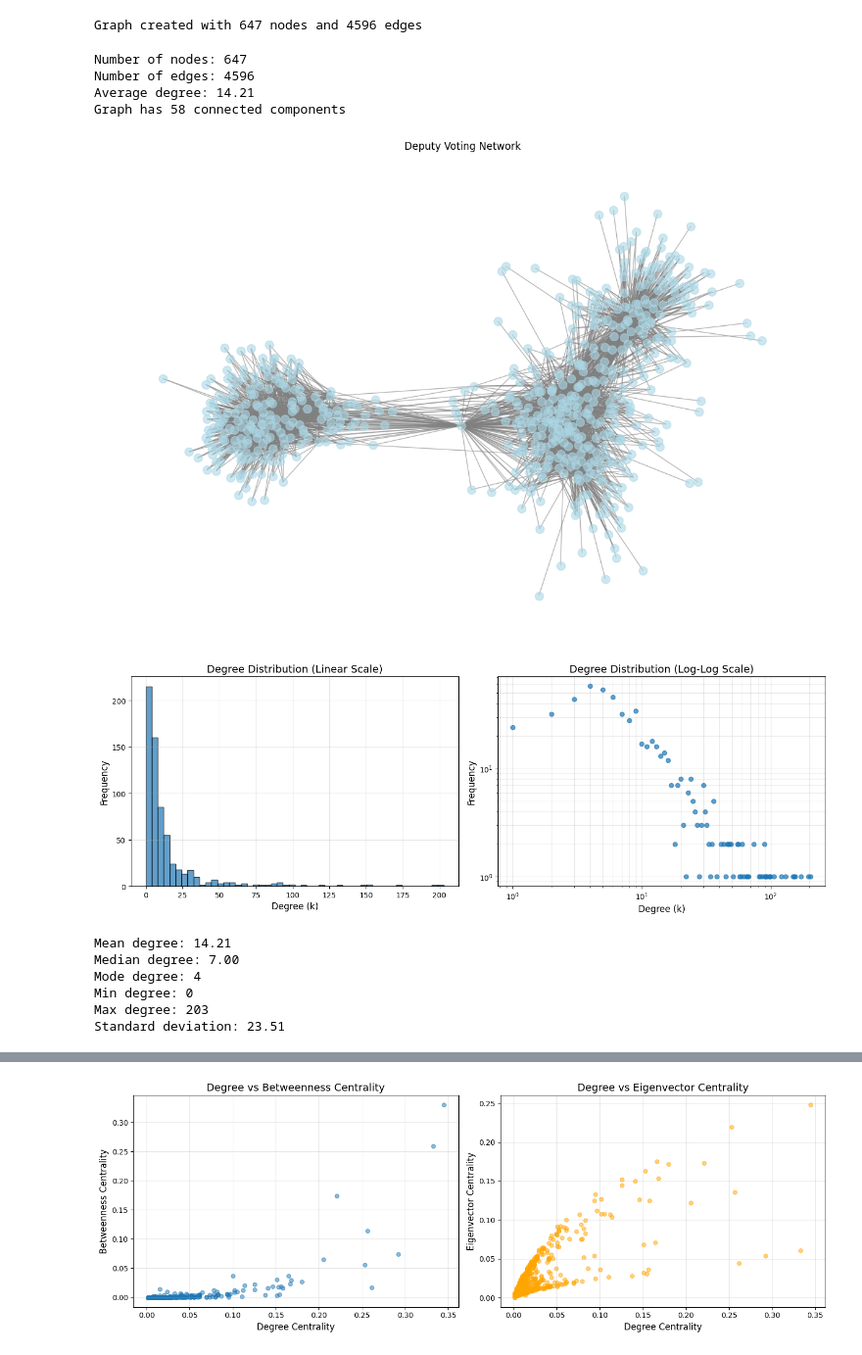
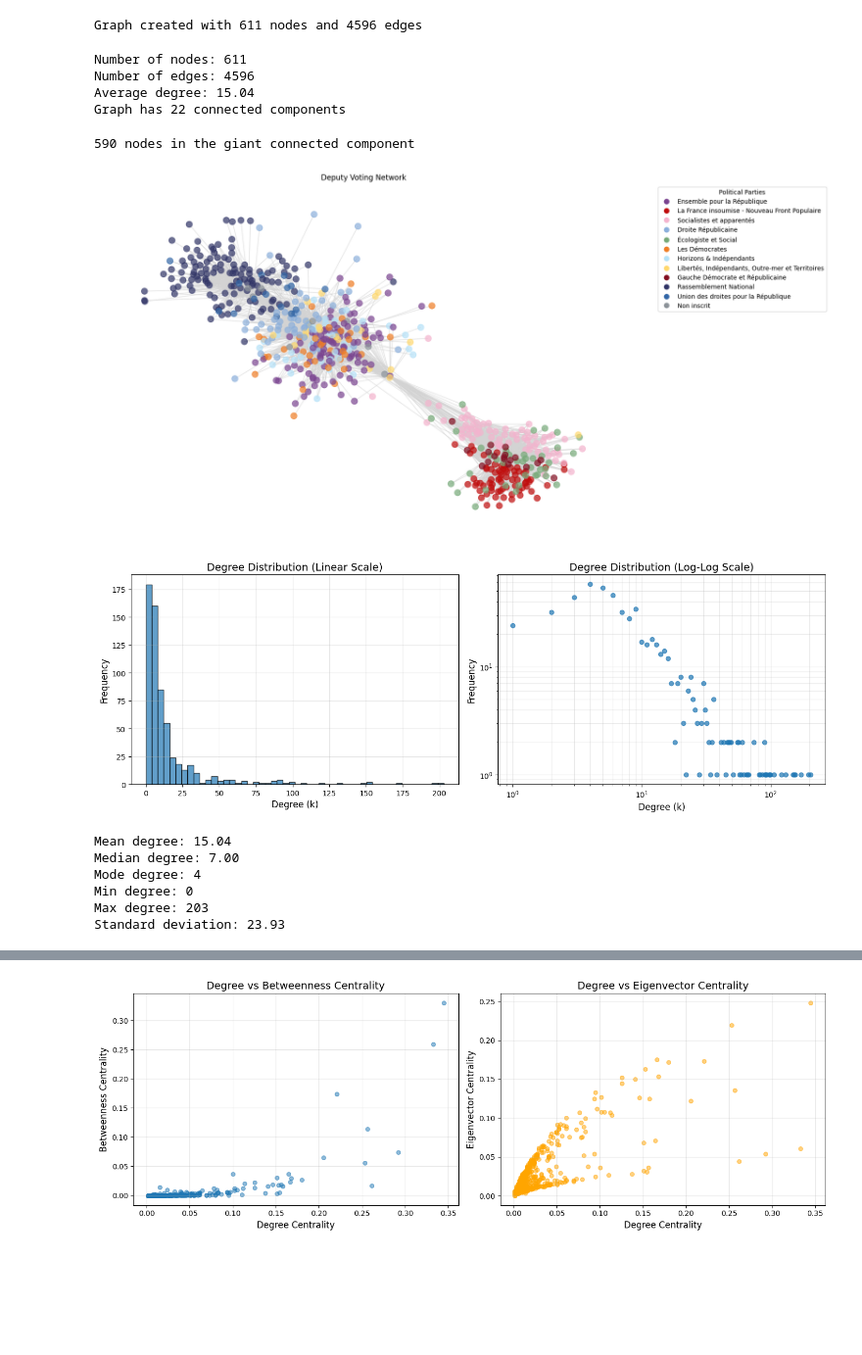
Before and after one commit to PierreHollebeque/02805_SocialGraph_Project, a Jupyter notebook: graph_construction.ipynb, the cells around one changed output, grey strips where cells are left out. Shown: that part at 98% size. Drawn from its saved outputs; the diff is of its cells as text; code cells hidden in the pictures; blank space fills up the shorter version.

Commit message:
Small modifications to show the parties

```diff
--- a/graph_construction.ipynb
+++ b/graph_construction.ipynb
@@ -30,7 +30,4 @@ Added 647 nodes
 # %%
-# Set threshold k (percentage between 0 and 1)
-k = 0.3  # Deputies need to vote POUR together in at least k % of their common votes
-
 # Track co-votes and total votes for each deputy pair
 co_votes = {}  # Number of times both voted POUR together
 deputy_votes = {}  # Track which votes each deputy participated in
@@ -58,24 +55,32 @@ for vote_id, vote_data in votes.items():
             if G.has_node(deputy1) and G.has_node(deputy2):
                 pair = tuple(sorted([deputy1, deputy2]))
                 co_votes[pair] = co_votes.get(pair, 0) + 0.5
-
-# Second pass: create edges based on threshold
-edges_added = 0
-for (deputy1, deputy2), pour_count in co_votes.items():
-    # Find common votes (votes both deputies participated in)
-    common_votes = deputy_votes.get(deputy1, set()) & deputy_votes.get(deputy2, set())
-    total_common = len(common_votes)
-
-    if total_common > 0:
-        percentage = pour_count / total_common
-
-        if percentage >= k:
-            G.add_edge(deputy1, deputy2)
-            edges_added += 1
-
-print(f"Graph created with {G.number_of_nodes()} nodes and {edges_added} edges")
-# %% [output]
-Graph created with 647 nodes and 4596 edges
+# %%
+G = nx.Graph()
+
+for deputy_id, deputy_info in deputies.items():
+    G.add_node(deputy_id, name=deputy_info.get('name', 'Unknown'))
+
+# Set threshold k (percentage between 0 and 1)
+k = 0.3  # Deputies need to vote POUR together in at least k % of their common votes
+
+# Second pass: create edges based on threshold
+edges_added = 0
+for (deputy1, deputy2), pour_count in co_votes.items():
+    # Find common votes (votes both deputies participated in)
+    common_votes = deputy_votes.get(deputy1, set()) & deputy_votes.get(deputy2, set())
+    total_common = len(common_votes)
+
+    if total_common > 0:
+        percentage = pour_count / total_common
+
+        if percentage >= k:
+            G.add_edge(deputy1, deputy2)
+            edges_added += 1
+
+print(f"Graph created with {G.number_of_nodes()} nodes and {edges_added} edges")
+# %% [output]
+Graph created with 611 nodes and 4596 edges
 # %%
 # Basic graph statistics
 print(f"Number of nodes: {G.number_of_nodes()}")
@@ -88,26 +93,41 @@ if nx.is_connected(G):
 else:
     print(f"Graph has {nx.number_connected_components(G)} connected components")
 # %% [output]
-Number of nodes: 647
+Number of nodes: 611
 Number of edges: 4596
-Average degree: 14.21
-Graph has 58 connected components
+Average degree: 15.04
+Graph has 22 connected components
 # %%
 gcc_nodes = max(nx.connected_components(G), key=len)
 GCC = G.subgraph(gcc_nodes).copy()
+
+print(len(gcc_nodes), "nodes in the giant connected component")
+
+nodes_color = [deputies[node].get('organ',{}).get('color','#cccccc') for node in GCC.nodes()]
+
+party_colors = {deputies[node].get('organ',{}).get('color','#cccccc'):deputies[node].get('organ',{}).get('name','No name') for node in GCC.nodes()}
+
+
 
 sample_nodes = list(GCC.nodes())
 G_sample = GCC.subgraph(sample_nodes)
 
 plt.figure(figsize=(12, 8))
 pos = nx.spring_layout(G_sample, k=0.5, iterations=50)
-nx.draw(G_sample, pos, node_size=100, node_color='lightblue',
-        edge_color='gray', alpha=0.6, with_labels=False)
+nx.draw(G_sample,
+        pos,
+        node_size=100, node_color=nodes_color,
+        edge_color='lightgray',
+        alpha=0.7, with_labels=False)
+plt.legend(handles=[plt.Line2D([0], [0], marker='o', color='w', label=name,
+              markerfacecolor=color, markersize=10) for color, name in party_colors.items()],
+           title="Political Parties", bbox_to_anchor=(1.05, 1), loc='upper left')
 plt.title("Deputy Voting Network")
 plt.tight_layout()
 plt.show()
 # %% [output]
+590 nodes in the giant connected component
-[figure, old version]
+[figure, new version]
 # %%
 # Degree distribution
 degrees = dict(G.degree())
@@ -144,13 +164,13 @@ print(f"Min degree: {min(degree_values)}")
 print(f"Max degree: {max(degree_values)}")
 print(f"Standard deviation: {np.std(degree_values):.2f}")
 # %% [output]
-[figure, old version]
+[figure, new version]
-Mean degree: 14.21
+Mean degree: 15.04
 Median degree: 7.00
 Mode degree: 4
 Min degree: 0
 Max degree: 203
-Standard deviation: 23.51
+Standard deviation: 23.93
 # %%
 # Calculate different centrality measures on GCC
 degree_centrality = nx.degree_centrality(GCC)
```
Also changed, not shown: parts of 6 cells of this notebook.
